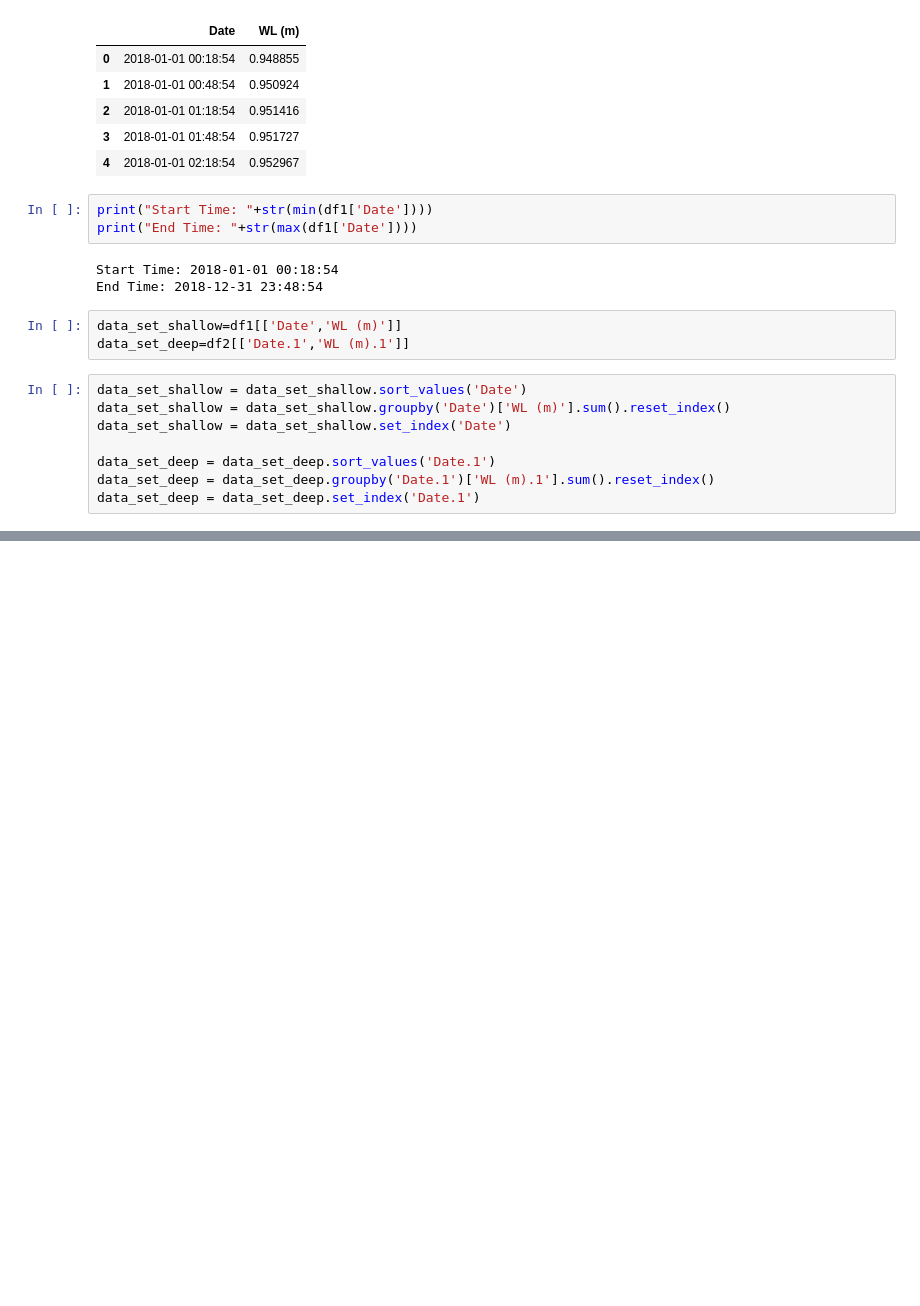
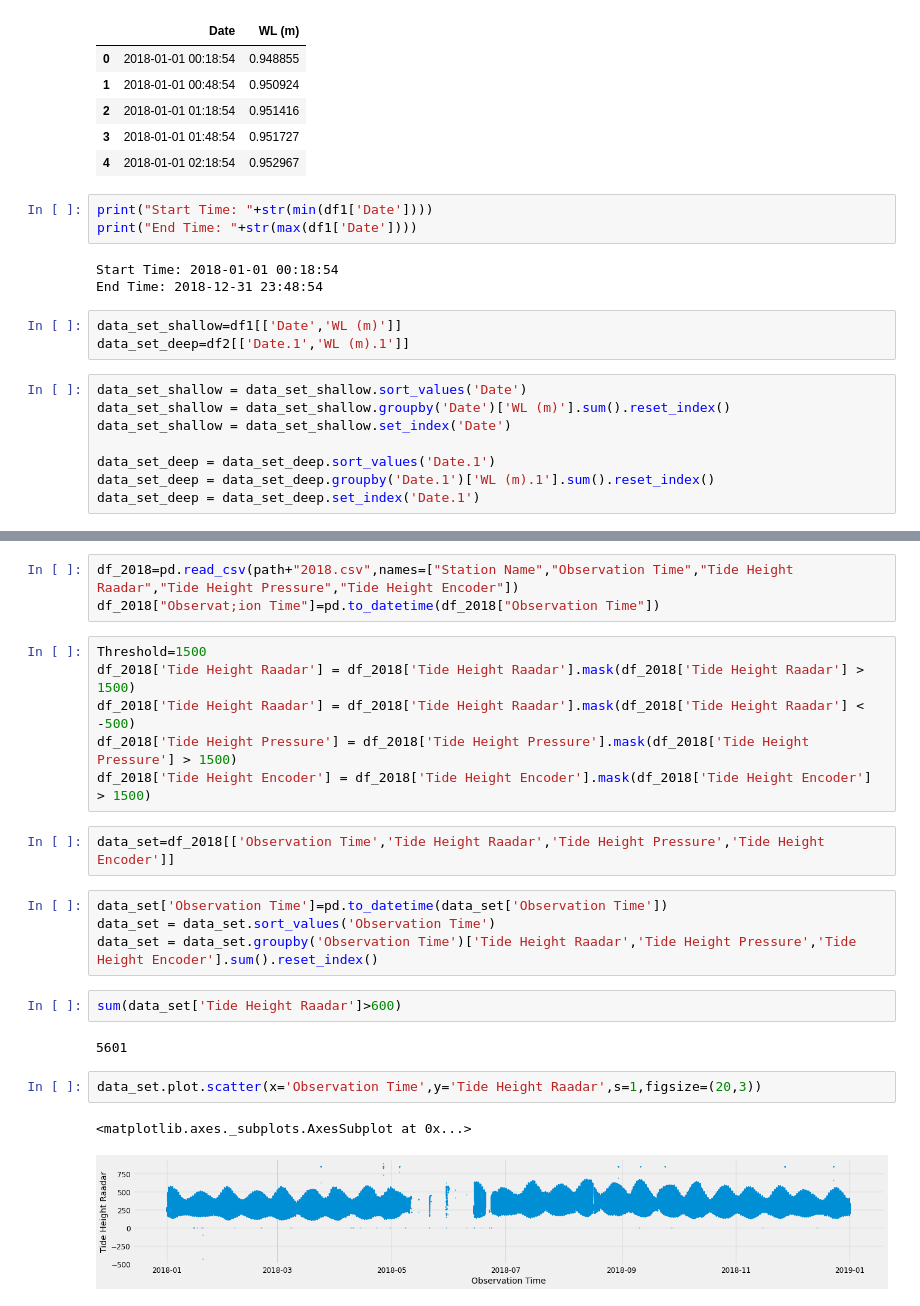
Before and after one commit to abhishekyadav2597/MTP, a Jupyter notebook: MTP_Project_.ipynb, the cells around one changed output, grey strips where cells are left out. Cells and saved outputs as stored; diff of their text form; blank space fills up the shorter version.

```diff
--- a/MTP_Project_.ipynb
+++ b/MTP_Project_.ipynb
@@ -437,0 +451,24 @@ data_set_shallow.shape
+# %%
+df_2018=pd.read_csv(path+"2018.csv",names=["Station Name","Observation Time","Tide Height Raadar","Tide Height Pressure","Tide Height Encoder"])
+df_2018["Observat;ion Time"]=pd.to_datetime(df_2018["Observation Time"])
+# %%
+Threshold=1500
+df_2018['Tide Height Raadar'] = df_2018['Tide Height Raadar'].mask(df_2018['Tide Height Raadar'] > 1500)
+df_2018['Tide Height Raadar'] = df_2018['Tide Height Raadar'].mask(df_2018['Tide Height Raadar'] < -500)
+df_2018['Tide Height Pressure'] = df_2018['Tide Height Pressure'].mask(df_2018['Tide Height Pressure'] > 1500)
+df_2018['Tide Height Encoder'] = df_2018['Tide Height Encoder'].mask(df_2018['Tide Height Encoder'] > 1500)
+# %%
+data_set=df_2018[['Observation Time','Tide Height Raadar','Tide Height Pressure','Tide Height Encoder']]
+# %%
+data_set['Observation Time']=pd.to_datetime(data_set['Observation Time'])
+data_set = data_set.sort_values('Observation Time')
+data_set = data_set.groupby('Observation Time')['Tide Height Raadar','Tide Height Pressure','Tide Height Encoder'].sum().reset_index()
+# %%
+sum(data_set['Tide Height Raadar']>600)
+# %% [output]
+5601
+# %%
+data_set.plot.scatter(x='Observation Time',y='Tide Height Raadar',s=1,figsize=(20,3))
+# %% [output]
+<matplotlib.axes._subplots.AxesSubplot at 0x...>
+[figure, added]
```
Also changed, not shown: parts of 22 cells of this notebook.
